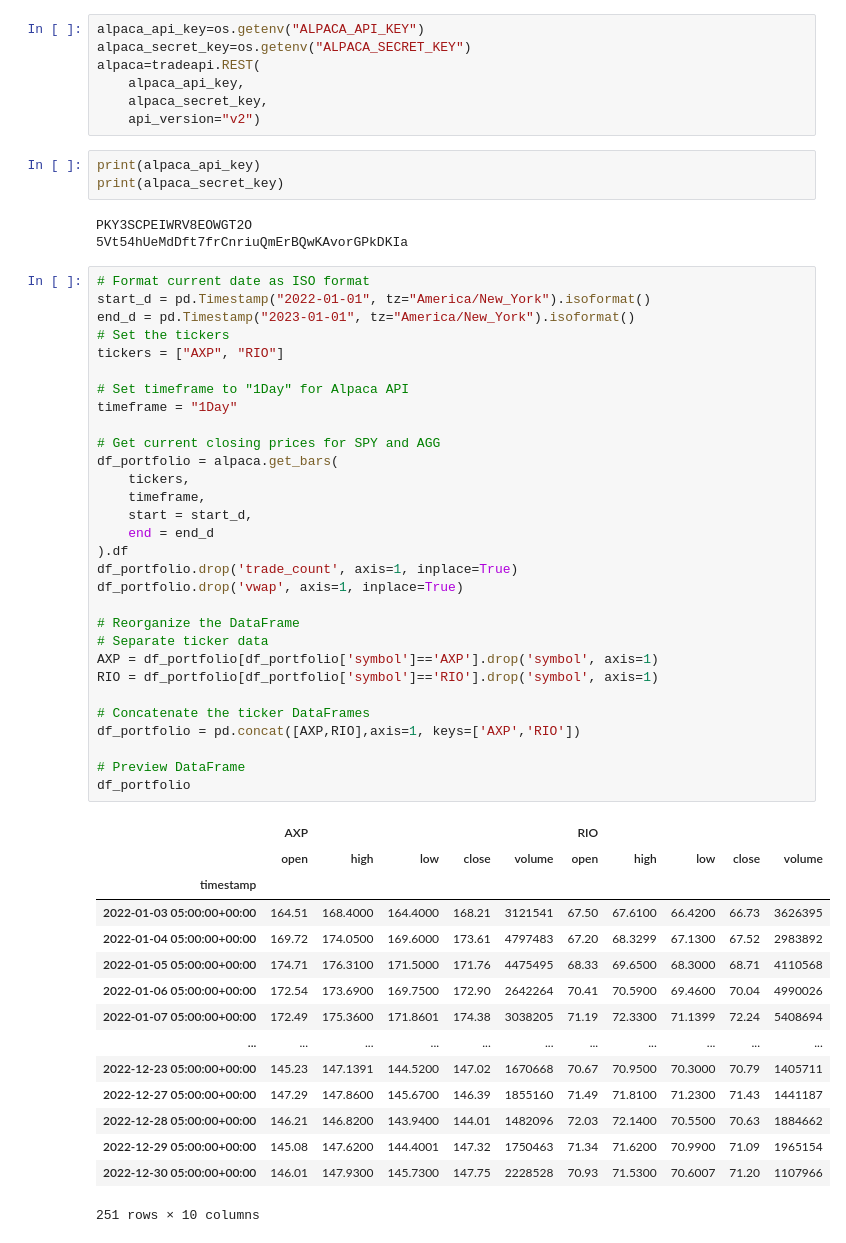
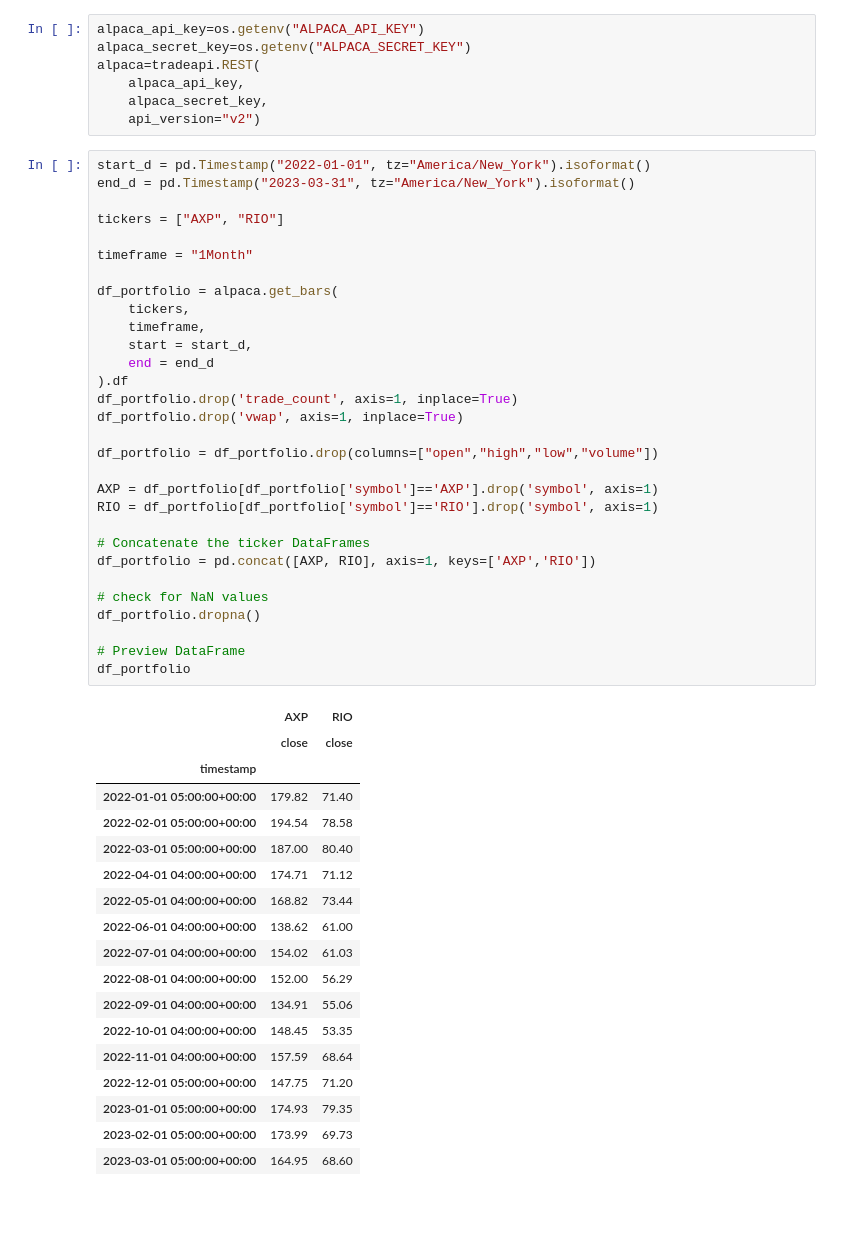
Before and after one commit to Damien-Nguyen/Analysis-of-Optimal-Investment-Portfolio, a Jupyter notebook: Stock data for Rio Tinto & Amex/Stock price data.ipynb, the cells around one changed output. Saved outputs shown, nothing was run; the diff lists cells and outputs as text; blank space fills up the shorter version.

```diff
--- a/Stock data for Rio Tinto & Amex/Stock price data.ipynb
+++ b/Stock data for Rio Tinto & Amex/Stock price data.ipynb
@@ -17,55 +17,52 @@ alpaca=tradeapi.REST(
     alpaca_api_key,
     alpaca_secret_key,
     api_version="v2")
-# %%
-print(alpaca_api_key)
-print(alpaca_secret_key)
-# %% [output]
-PKY3SCPEIWRV8EOWGT2O
-5Vt54hUeMdDft7frCnriuQmErBQwKAvorGPkDKIa
 # %%
-# Format current date as ISO format
 start_d = pd.Timestamp("2022-01-01", tz="America/New_York").isoformat()
-end_d = pd.Timestamp("2023-01-01", tz="America/New_York").isoformat()
-# Set the tickers
+end_d = pd.Timestamp("2023-03-31", tz="America/New_York").isoformat()
+
 tickers = ["AXP", "RIO"]
 
-# Set timeframe to "1Day" for Alpaca API
-timeframe = "1Day"
+timeframe = "1Month"
 
-# Get current closing prices for SPY and AGG
 df_portfolio = alpaca.get_bars(
     tickers,
     timeframe,
     start = start_d,
     end = end_d
 ).df
 df_portfolio.drop('trade_count', axis=1, inplace=True)
 df_portfolio.drop('vwap', axis=1, inplace=True)
 
-# Reorganize the DataFrame
-# Separate ticker data
+df_portfolio = df_portfolio.drop(columns=["open","high","low","volume"])
+
 AXP = df_portfolio[df_portfolio['symbol']=='AXP'].drop('symbol', axis=1)
 RIO = df_portfolio[df_portfolio['symbol']=='RIO'].drop('symbol', axis=1)
 
 # Concatenate the ticker DataFrames
-df_portfolio = pd.concat([AXP,RIO],axis=1, keys=['AXP','RIO'])
+df_portfolio = pd.concat([AXP, RIO], axis=1, keys=['AXP','RIO'])
+
+# check for NaN values
+df_portfolio.dropna()
 
 # Preview DataFrame
 df_portfolio
 # %% [output]
-|  | AXP |  |  |  |  | RIO |  |  |  |  |
-|  | open | high | low | close | volume | open | high | low | close | volume |
-| timestamp |  |  |  |  |  |  |  |  |  |  |
-| 2022-01-03 05:00:00+00:00 | 164.51 | 168.4000 | 164.4000 | 168.21 | 3121541 | 67.50 | 67.6100 | 66.4200 | 66.73 | 3626395 |
-| 2022-01-04 05:00:00+00:00 | 169.72 | 174.0500 | 169.6000 | 173.61 | 4797483 | 67.20 | 68.3299 | 67.1300 | 67.52 | 2983892 |
-| 2022-01-05 05:00:00+00:00 | 174.71 | 176.3100 | 171.5000 | 171.76 | 4475495 | 68.33 | 69.6500 | 68.3000 | 68.71 | 4110568 |
-| 2022-01-06 05:00:00+00:00 | 172.54 | 173.6900 | 169.7500 | 172.90 | 2642264 | 70.41 | 70.5900 | 69.4600 | 70.04 | 4990026 |
-| 2022-01-07 05:00:00+00:00 | 172.49 | 175.3600 | 171.8601 | 174.38 | 3038205 | 71.19 | 72.3300 | 71.1399 | 72.24 | 5408694 |
-| ... | ... | ... | ... | ... | ... | ... | ... | ... | ... | ... |
-| 2022-12-23 05:00:00+00:00 | 145.23 | 147.1391 | 144.5200 | 147.02 | 1670668 | 70.67 | 70.9500 | 70.3000 | 70.79 | 1405711 |
-| 2022-12-27 05:00:00+00:00 | 147.29 | 147.8600 | 145.6700 | 146.39 | 1855160 | 71.49 | 71.8100 | 71.2300 | 71.43 | 1441187 |
-| 2022-12-28 05:00:00+00:00 | 146.21 | 146.8200 | 143.9400 | 144.01 | 1482096 | 72.03 | 72.1400 | 70.5500 | 70.63 | 1884662 |
-| 2022-12-29 05:00:00+00:00 | 145.08 | 147.6200 | 144.4001 | 147.32 | 1750463 | 71.34 | 71.6200 | 70.9900 | 71.09 | 1965154 |
-| 2022-12-30 05:00:00+00:00 | 146.01 | 147.9300 | 145.7300 | 147.75 | 2228528 | 70.93 | 71.5300 | 70.6007 | 71.20 | 1107966 |
+|  | AXP | RIO |
+|  | close | close |
+| timestamp |  |  |
+| 2022-01-01 05:00:00+00:00 | 179.82 | 71.40 |
+| 2022-02-01 05:00:00+00:00 | 194.54 | 78.58 |
+| 2022-03-01 05:00:00+00:00 | 187.00 | 80.40 |
+| 2022-04-01 04:00:00+00:00 | 174.71 | 71.12 |
+| 2022-05-01 04:00:00+00:00 | 168.82 | 73.44 |
+| 2022-06-01 04:00:00+00:00 | 138.62 | 61.00 |
+| 2022-07-01 04:00:00+00:00 | 154.02 | 61.03 |
+| 2022-08-01 04:00:00+00:00 | 152.00 | 56.29 |
+| 2022-09-01 04:00:00+00:00 | 134.91 | 55.06 |
+| 2022-10-01 04:00:00+00:00 | 148.45 | 53.35 |
+| 2022-11-01 04:00:00+00:00 | 157.59 | 68.64 |
+| 2022-12-01 05:00:00+00:00 | 147.75 | 71.20 |
+| 2023-01-01 05:00:00+00:00 | 174.93 | 79.35 |
+| 2023-02-01 05:00:00+00:00 | 173.99 | 69.73 |
+| 2023-03-01 05:00:00+00:00 | 164.95 | 68.60 |
-251 rows × 10 columns
```
Also changed, not shown: parts of 5 cells of this notebook, 1 other file.
